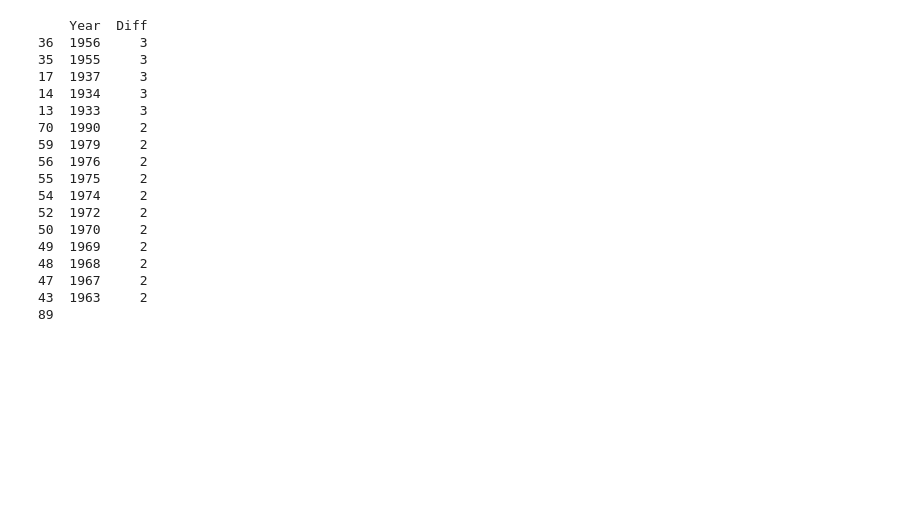
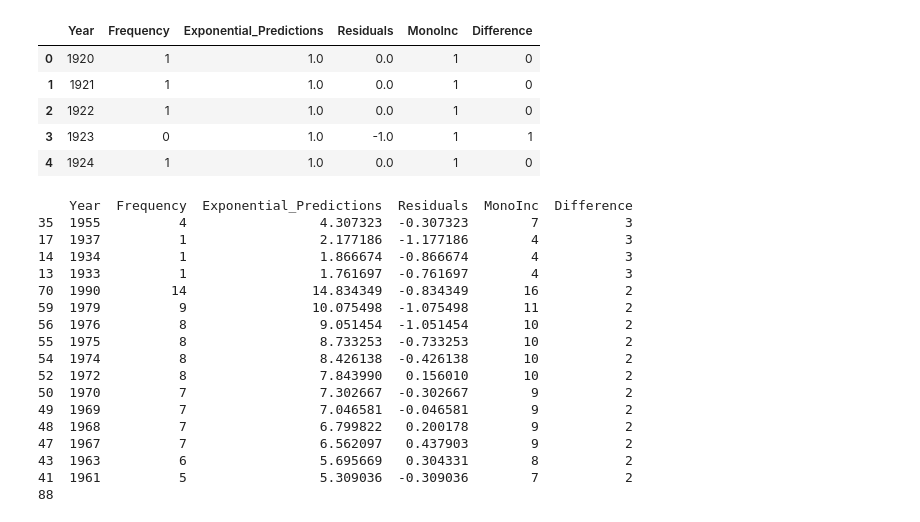
Before and after one commit to SpicyMcSpice1938/Depraved-Selection, a Jupyter notebook: method2.ipynb, the cells around one changed output. Drawn from its saved outputs; the diff is of its cells as text; code cells hidden in the pictures; blank space fills up the shorter version.

```diff
--- a/method2.ipynb
+++ b/method2.ipynb
@@ -73,24 +50,41 @@ plt.show()
+# %%
+# in mono_inc, for every year, calculate the difference between the frequency and the frequency in freq
+
+diff = mono_increase['Frequency'] - freq['Frequency']
+# add diff to monoinc
+freq['MonoInc'] = mono_increase['Frequency']
+freq['Difference'] = diff
+freq.head()
+# %% [output]
+|  | Year | Frequency | Exponential_Predictions | Residuals | MonoInc | Difference |
+| 0 | 1920 | 1 | 1.0 | 0.0 | 1 | 0 |
+| 1 | 1921 | 1 | 1.0 | 0.0 | 1 | 0 |
+| 2 | 1922 | 1 | 1.0 | 0.0 | 1 | 0 |
+| 3 | 1923 | 0 | 1.0 | -1.0 | 1 | 1 |
+| 4 | 1924 | 1 | 1.0 | 0.0 | 1 | 0 |
 # %%
-diff_df = pd.DataFrame({'Year': year_frequency['Year'], 'Diff': mono_increase['Frequency'] - year_frequency['Frequency']})
-print(diff_df.sort_values(by=['Diff', 'Year'], ascending=[False, False]).head(16))
-print(sum(diff_df['Diff']))
+# diff_df = pd.DataFrame({'Year': year_frequency['Year'], 'Diff': mono_increase['Frequency'] - year_frequency['Frequency']})
+# print(diff_df.sort_values(by=['Diff', 'Year'], ascending=[False, False]).head(16))
+# print(sum(diff_df['Diff']))
+print(freq.sort_values(by=['Difference', 'Year'], ascending=[False, False]).head(16))
+print(sum(freq['Difference']))
 # %% [output]
-    Year  Diff
-36  1956     3
-35  1955     3
-17  1937     3
-14  1934     3
-13  1933     3
-70  1990     2
-59  1979     2
-56  1976     2
-55  1975     2
-54  1974     2
-52  1972     2
-50  1970     2
-49  1969     2
-48  1968     2
-47  1967     2
-43  1963     2
-89
+    Year  Frequency  Exponential_Predictions  Residuals  MonoInc  Difference
+35  1955          4                 4.307323  -0.307323        7           3
+17  1937          1                 2.177186  -1.177186        4           3
+14  1934          1                 1.866674  -0.866674        4           3
+13  1933          1                 1.761697  -0.761697        4           3
+70  1990         14                14.834349  -0.834349       16           2
+59  1979          9                10.075498  -1.075498       11           2
+56  1976          8                 9.051454  -1.051454       10           2
+55  1975          8                 8.733253  -0.733253       10           2
+54  1974          8                 8.426138  -0.426138       10           2
+52  1972          8                 7.843990   0.156010       10           2
+50  1970          7                 7.302667  -0.302667        9           2
+49  1969          7                 7.046581  -0.046581        9           2
+48  1968          7                 6.799822   0.200178        9           2
+47  1967          7                 6.562097   0.437903        9           2
+43  1963          6                 5.695669   0.304331        8           2
+41  1961          5                 5.309036  -0.309036        7           2
+88
 # %%
```
Also changed, not shown: parts of 11 cells of this notebook, 3 other files.
